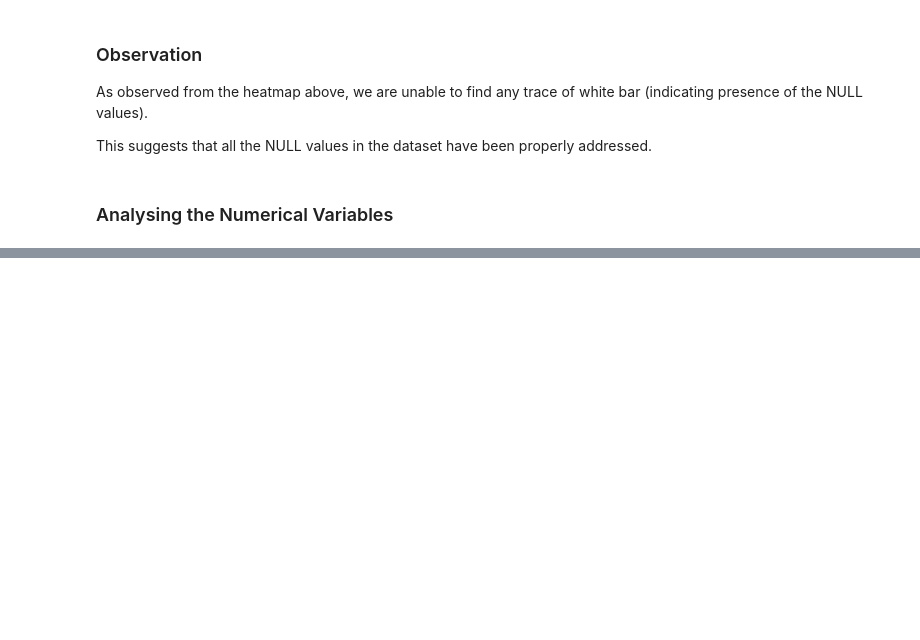
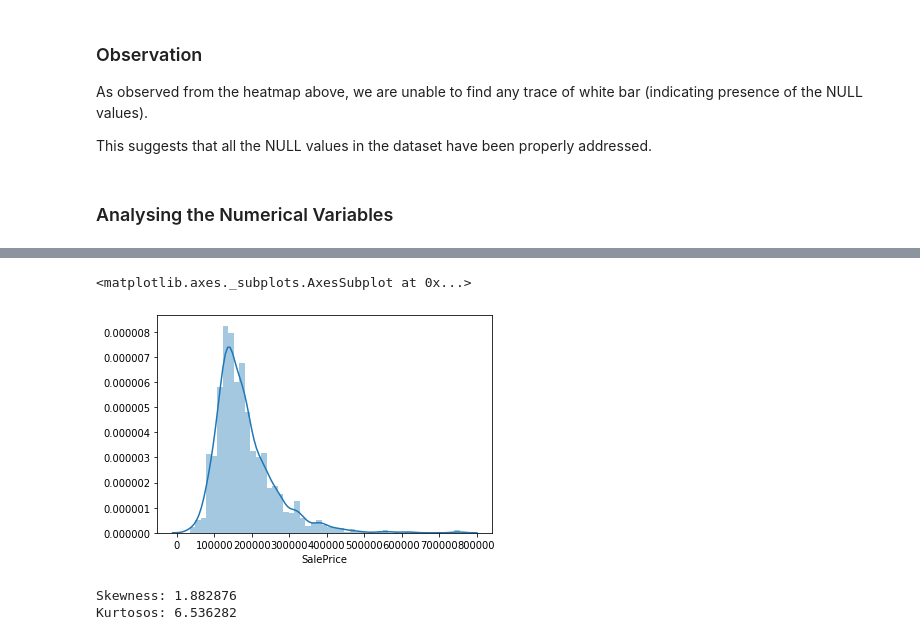
Before and after one commit to priyam81/milestoneReport, a Jupyter notebook: capstone1.ipynb, the cells around one changed output, grey strips where cells are left out. Saved outputs shown, nothing was run; the diff lists cells and outputs as text; code cells hidden in the pictures; blank space fills up the shorter version.

```diff
--- a/capstone1.ipynb
+++ b/capstone1.ipynb
@@ -197,0 +251,13 @@ This suggests that all the NULL values in the dataset have been properly address
+# %%
+#Plotting Selling Price
+sns.distplot(df.SalePrice)
+# %% [output]
+<matplotlib.axes._subplots.AxesSubplot at 0x...>
+[figure, added]
+# %%
+# Gleaning further info
+print("Skewness: %f" % df.SalePrice.skew())
+print("Kurtosos: %f" % df.SalePrice.kurt())
+# %% [output]
+Skewness: 1.882876
+Kurtosos: 6.536282
```
Also changed, not shown: parts of 22 cells of this notebook.
